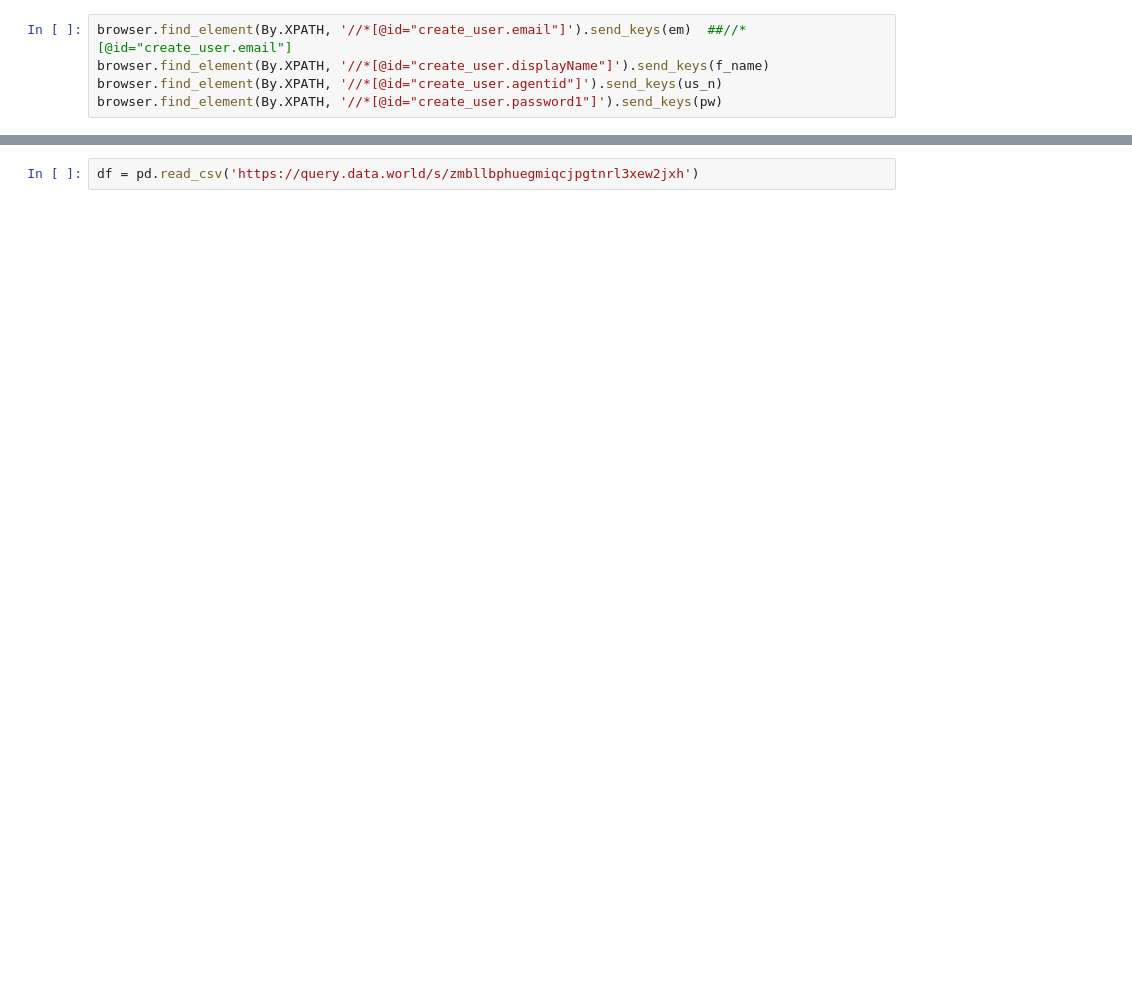
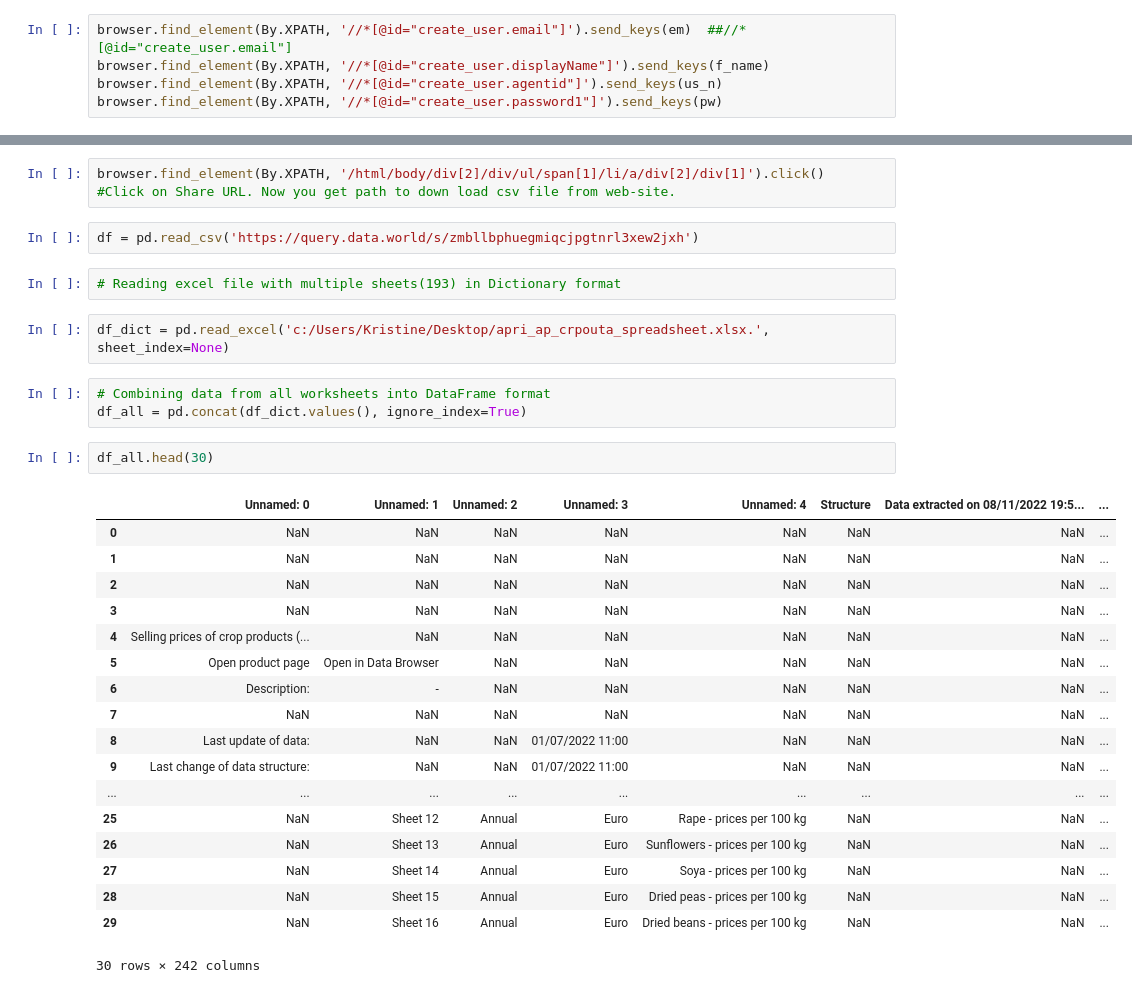
Before and after one commit to dekristi/Tech_Test, a Jupyter notebook: Final_Project_Test.ipynb, the cells around one changed output, grey strips where cells are left out. Cells and saved outputs as stored; diff of their text form; blank space fills up the shorter version.

```diff
--- a/Final_Project_Test.ipynb
+++ b/Final_Project_Test.ipynb
@@ -33,2 +52,33 @@ browser.find_element(By.XPATH, '//*[@id="root"]/div/div[2]/div[2]/div/div[1]/div
+# %%
+browser.find_element(By.XPATH, '/html/body/div[2]/div/ul/span[1]/li/a/div[2]/div[1]').click()
+#Click on Share URL. Now you get path to down load csv file from web-site.
 # %%
 df = pd.read_csv('https://query.data.world/s/zmbllbphuegmiqcjpgtnrl3xew2jxh')
+# %%
+# Reading excel file with multiple sheets(193) in Dictionary format
+# %%
+df_dict = pd.read_excel('c:/Users/Kristine/Desktop/apri_ap_crpouta_spreadsheet.xlsx.', sheet_index=None)
+# %%
+# Combining data from all worksheets into DataFrame format
+df_all = pd.concat(df_dict.values(), ignore_index=True)
+# %%
+df_all.head(30)
+# %% [output]
+|  | Unnamed: 0 | Unnamed: 1 | Unnamed: 2 | Unnamed: 3 | Unnamed: 4 | Structure | Data extracted on 08/11/2022 19:5... | ... |
+| 0 | NaN | NaN | NaN | NaN | NaN | NaN | NaN | ... |
+| 1 | NaN | NaN | NaN | NaN | NaN | NaN | NaN | ... |
+| 2 | NaN | NaN | NaN | NaN | NaN | NaN | NaN | ... |
+| 3 | NaN | NaN | NaN | NaN | NaN | NaN | NaN | ... |
+| 4 | Selling prices of crop products (... | NaN | NaN | NaN | NaN | NaN | NaN | ... |
+| 5 | Open product page | Open in Data Browser | NaN | NaN | NaN | NaN | NaN | ... |
+| 6 | Description: | - | NaN | NaN | NaN | NaN | NaN | ... |
+| 7 | NaN | NaN | NaN | NaN | NaN | NaN | NaN | ... |
+| 8 | Last update of data: | NaN | NaN | 01/07/2022 11:00 | NaN | NaN | NaN | ... |
+| 9 | Last change of data structure: | NaN | NaN | 01/07/2022 11:00 | NaN | NaN | NaN | ... |
+| ... | ... | ... | ... | ... | ... | ... | ... | ... |
+| 25 | NaN | Sheet 12 | Annual | Euro | Rape - prices per 100 kg | NaN | NaN | ... |
+| 26 | NaN | Sheet 13 | Annual | Euro | Sunflowers - prices per 100 kg | NaN | NaN | ... |
+| 27 | NaN | Sheet 14 | Annual | Euro | Soya - prices per 100 kg | NaN | NaN | ... |
+| 28 | NaN | Sheet 15 | Annual | Euro | Dried peas - prices per 100 kg | NaN | NaN | ... |
+| 29 | NaN | Sheet 16 | Annual | Euro | Dried beans - prices per 100 kg | NaN | NaN | ... |
+30 rows × 242 columns
```
Also changed, not shown: parts of 11 cells of this notebook, 2 other files.
